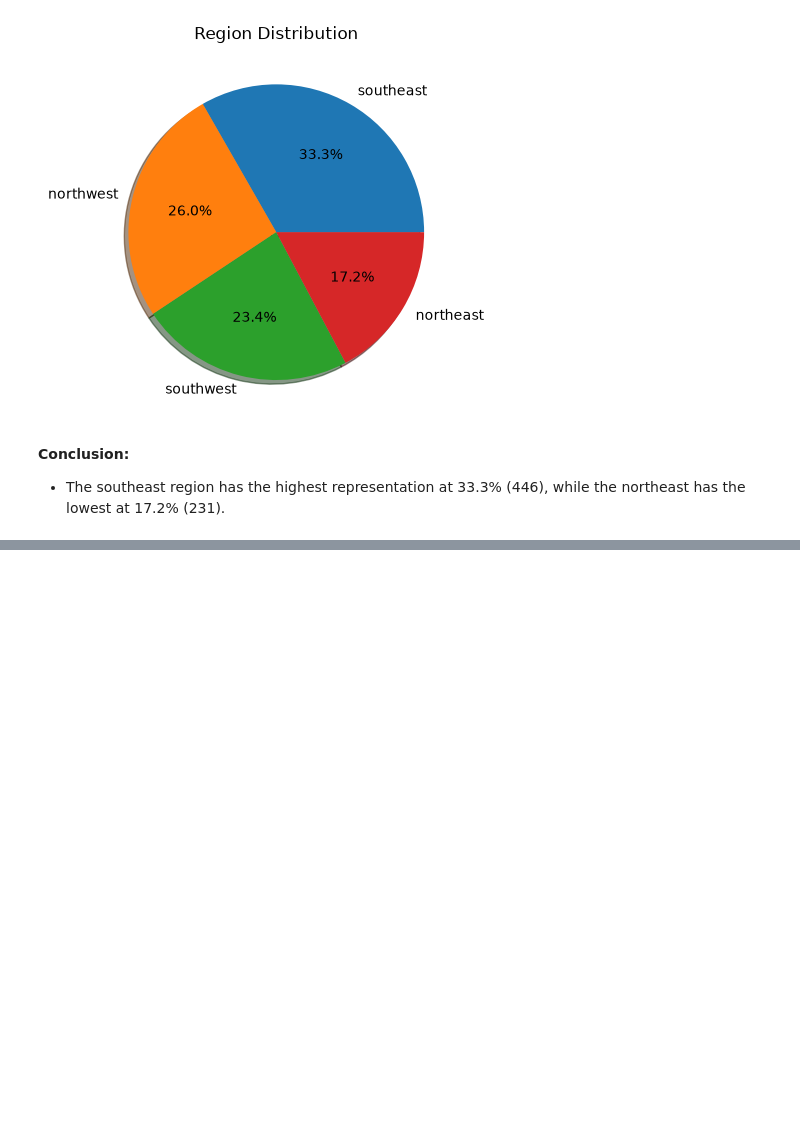
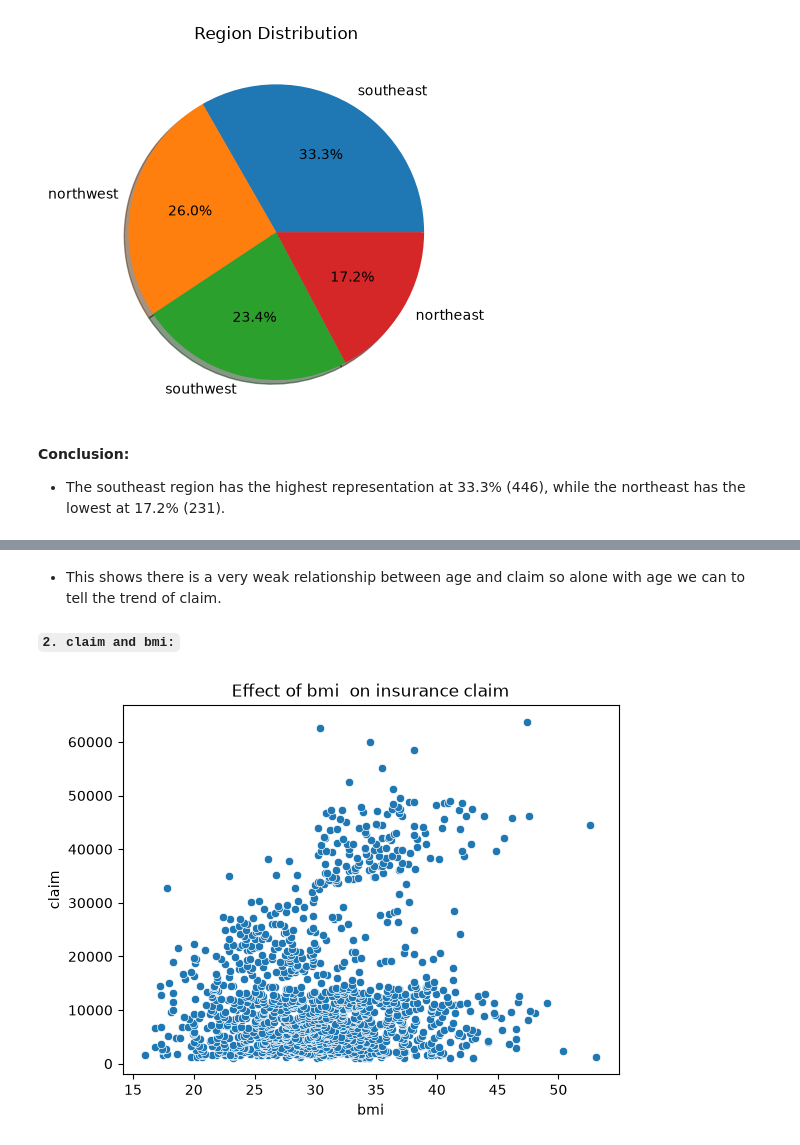
Before and after one commit to muhammad-saad-2006/ai-learning, a Jupyter notebook: eda/insurance-claim.ipynb, the cells around one changed output, grey strips where cells are left out. Drawn from its saved outputs; the diff is of its cells as text; code cells hidden in the pictures; blank space fills up the shorter version.

```diff
--- a/eda/insurance-claim.ipynb
+++ b/eda/insurance-claim.ipynb
@@ -560,0 +588,10 @@ plt.show()
+# %% [markdown]
+- This shows there is a very weak relationship between age and claim so alone with age we can to tell the trend of claim.
+# %% [markdown]
+**`2. claim and bmi:`**
+# %%
+sns.scatterplot(data=df, x='bmi', y='claim')
+plt.title('Effect of bmi  on insurance claim')
+plt.show()
+# %% [output]
+[figure, added]
```
Also changed, not shown: parts of 58 cells of this notebook.
